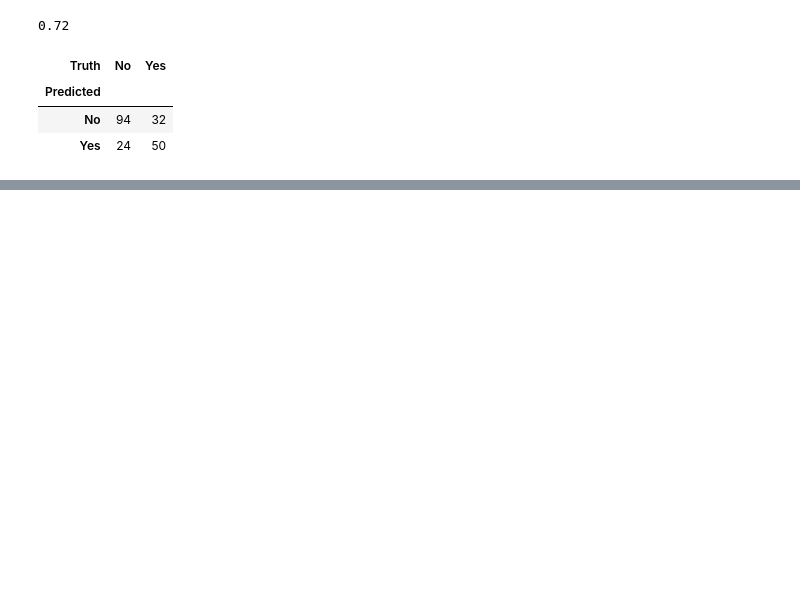
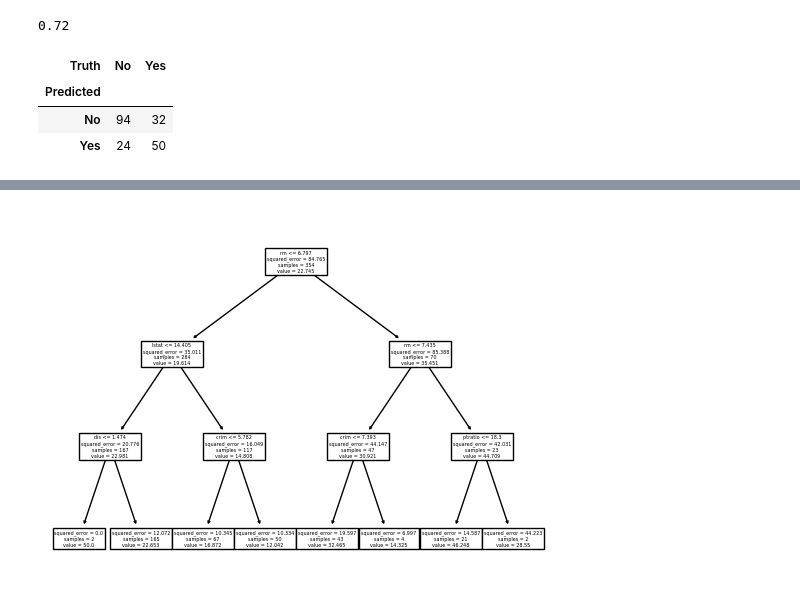
Before and after one commit to TheMerkh/ISLR, a Jupyter notebook: References/8°Chapter.ipynb, the cells around one changed output, grey strips where cells are left out. Saved outputs shown, nothing was run; the diff lists cells and outputs as text; code cells hidden in the pictures; blank space fills up the shorter version.

```diff
--- a/References/8°Chapter.ipynb
+++ b/References/8°Chapter.ipynb
@@ -83,0 +110,4 @@ confusion
+# %%
+plot_tree(G.best_estimator_ , feature_names=feature_names);
+# %% [output]
+[figure, added]
```
Also changed, not shown: parts of 14 cells of this notebook.
